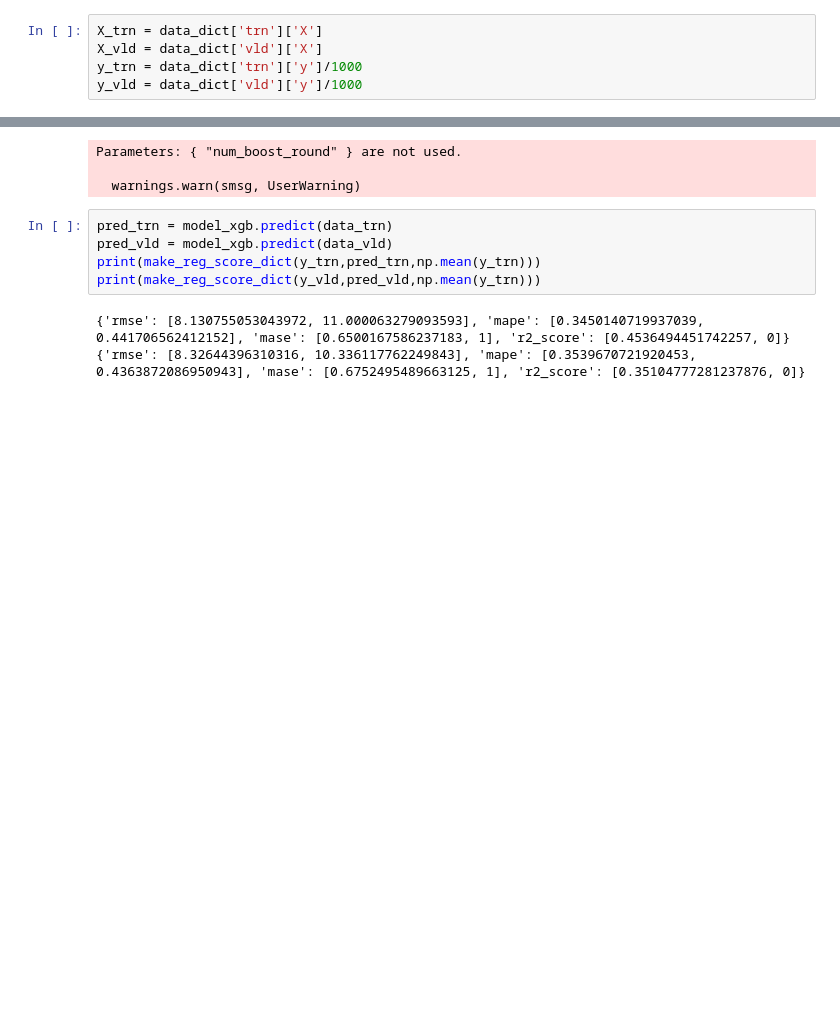
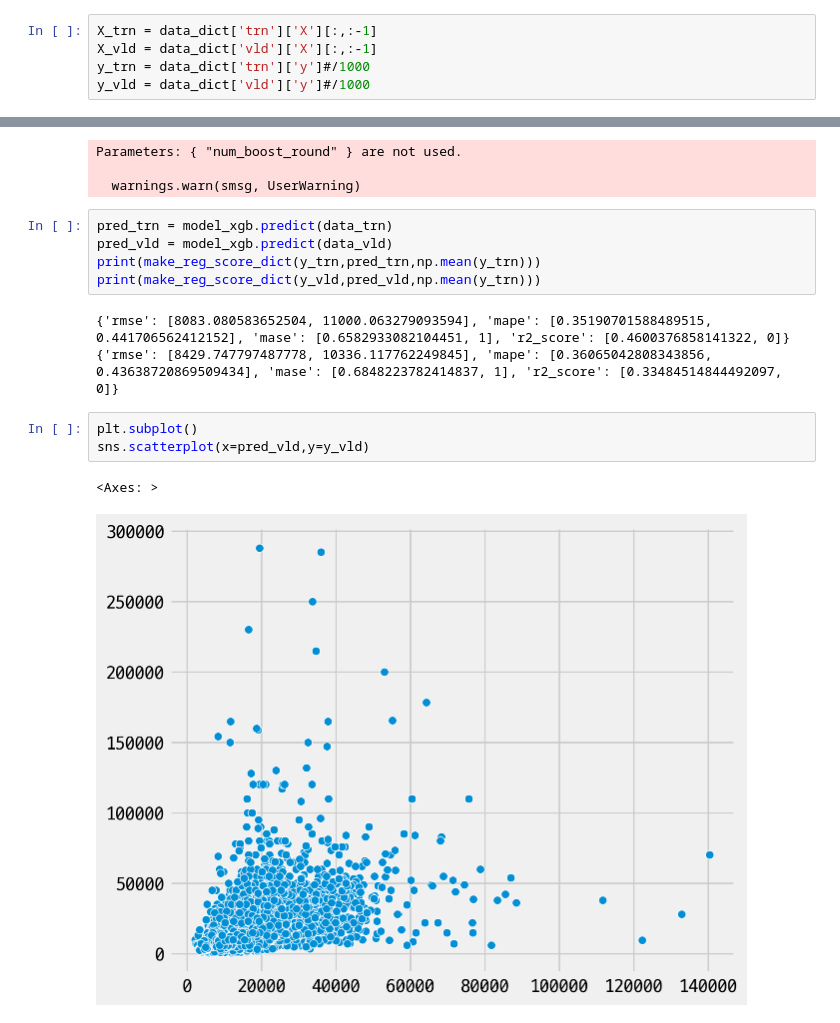
Before and after one commit to kdt-3-second-Project/aladin_usedbook, a Jupyter notebook: research/241023_basic_model.ipynb, the cells around one changed output, grey strips where cells are left out. Drawn from its saved outputs; the diff is of its cells as text; blank space fills up the shorter version.

```diff
--- a/research/241023_basic_model.ipynb
+++ b/research/241023_basic_model.ipynb
@@ -108,10 +108,10 @@ from sklearn.tree import DecisionTreeRegressor
 from sklearn.svm import SVR
 from sklearn.ensemble import RandomForestRegressor
 # %%
-X_trn = data_dict['trn']['X']
-X_vld = data_dict['vld']['X']
-y_trn = data_dict['trn']['y']/1000
-y_vld = data_dict['vld']['y']/1000
+X_trn = data_dict['trn']['X'][:,:-1]
+X_vld = data_dict['vld']['X'][:,:-1]
+y_trn = data_dict['trn']['y']#/1000
+y_vld = data_dict['vld']['y']#/1000
 # %% [markdown]
 ### DT
 # %%
@@ -187,5 +187,11 @@ pred_vld = model_xgb.predict(data_vld)
 print(make_reg_score_dict(y_trn,pred_trn,np.mean(y_trn)))
 print(make_reg_score_dict(y_vld,pred_vld,np.mean(y_trn)))
 # %% [output]
-{'rmse': [8.130755053043972, 11.000063279093593], 'mape': [0.3450140719937039, 0.441706562412152], 'mase': [0.6500167586237183, 1], 'r2_score': [0.4536494451742257, 0]}
-{'rmse': [8.32644396310316, 10.336117762249843], 'mape': [0.3539670721920453, 0.4363872086950943], 'mase': [0.6752495489663125, 1], 'r2_score': [0.35104777281237876, 0]}
+{'rmse': [8083.080583652504, 11000.063279093594], 'mape': [0.35190701588489515, 0.441706562412152], 'mase': [0.6582933082104451, 1], 'r2_score': [0.4600376858141322, 0]}
+{'rmse': [8429.747797487778, 10336.117762249845], 'mape': [0.36065042808343856, 0.43638720869509434], 'mase': [0.6848223782414837, 1], 'r2_score': [0.33484514844492097, 0]}
+# %%
+plt.subplot()
+sns.scatterplot(x=pred_vld,y=y_vld)
+# %% [output]
+<Axes: >
+[figure, added]
```
Also changed, not shown: 2 other files.
